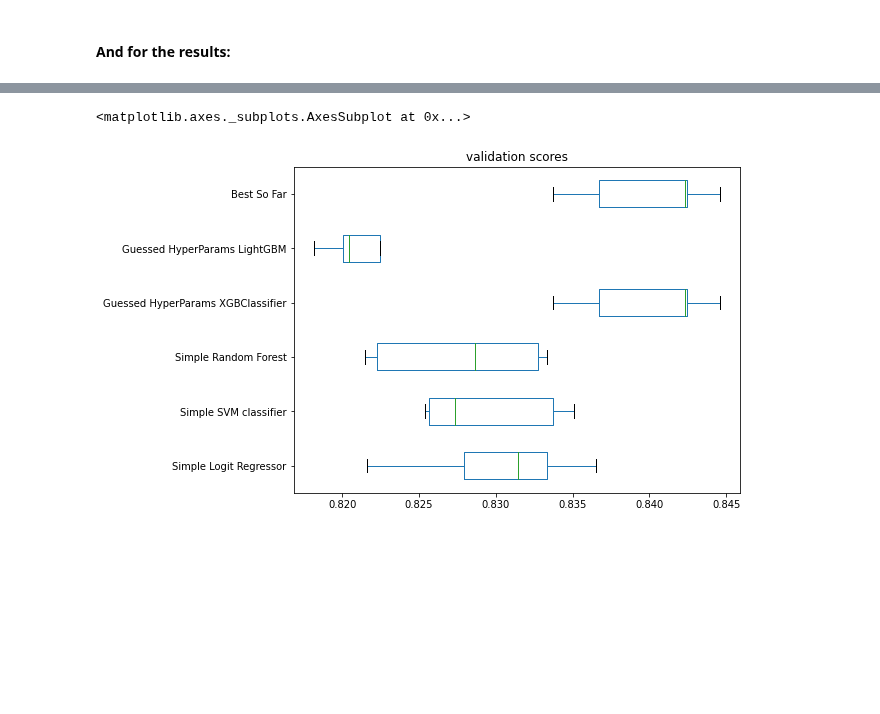
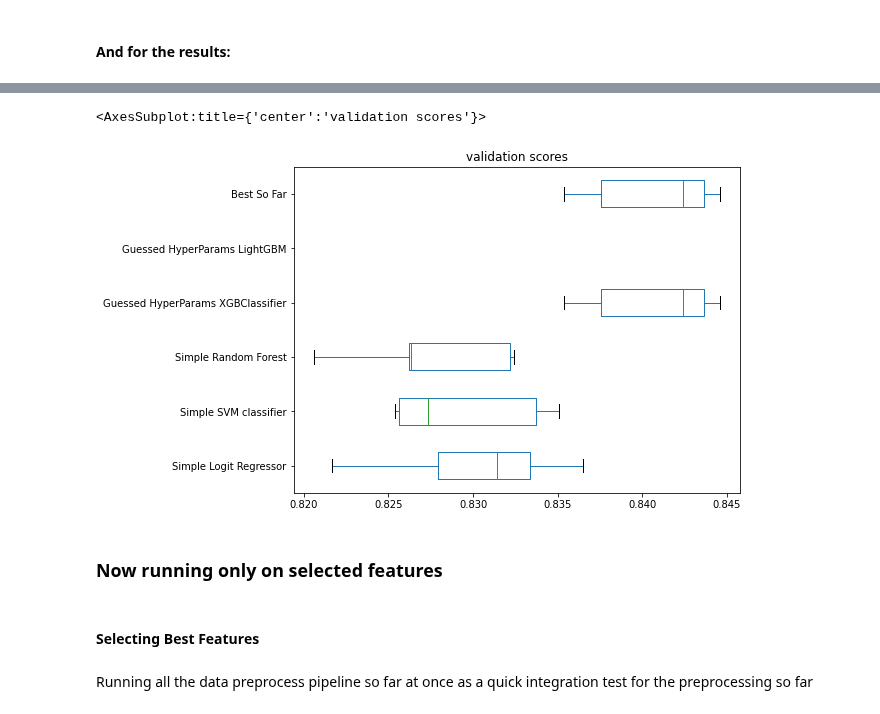
Before and after one commit to blackBagel/flu-shots, a Jupyter notebook: Flu_shot_forecast.ipynb, the cells around one changed output, grey strips where cells are left out. Cells and saved outputs as stored; diff of their text form; code cells hidden in the pictures; blank space fills up the shorter version.

Commit message:
Working version with bare bones models

```diff
--- a/Flu_shot_forecast.ipynb
+++ b/Flu_shot_forecast.ipynb
@@ -582,16 +500,12 @@ labels_train_for_clf = labels_train['h1n1_vaccine']
 # EARLY_STOP_EVAL_SET = df_val_for_clf
 SCORE_IMPROVEMENT_MARGIN = 0.01
 
-old_best_model_so_far = get_model_pipeline_and_info(file_name='best_model_so_far.pickle')
-best_model_so_far = dict(old_best_model_so_far)
-
 def is_model_fame_worthy(scores):
   global best_model_so_far
-  return scores.mean() >= (best_model_so_far['scores']['validation'].mean() + SCORE_IMPROVEMENT_MARGIN)
-
-dict_of_fame = {
-    old_best_model_so_far['name'] : old_best_model_so_far['scores']
-    }
+  if best_model_so_far:
+    return scores.mean() >= (best_model_so_far['scores']['validation'].mean() + SCORE_IMPROVEMENT_MARGIN)
+  else:
+    return True
 # %%
 def report_fit_time(fit_start, fit_end):
   # Calculate the current model's performance and time
@@ -685,0 +590,3 @@ model_pipes_to_evaluate[model_name] = (pipeline, dict(fit_params))
+# %%
+overall_train_cv_scoreboard = pd.DataFrame()
+overall_val_cv_scoreboard = pd.DataFrame()
@@ -745,7 +663,7 @@ def evaluate_model_pipelines(model_pipelines):
           }, # The cv scores of the model
           'time' : fit_time # Training time in seconds
           }
-      dict_of_fame[name] = scores
+      dict_of_fame[name] = best_model_so_far['scores']
 
   print()
   print('@@@@@@@@@@@@@@@@@@@@@@@@@@@@@@@@@@@@@@@@@@@@@@@@@@@@@@@@@@@@@@@@@@@@@@@')
@@ -794,3 +722,6 @@ Name: Guessed HyperParams XGBClassifier
+# %%
+overall_train_cv_scoreboard = pd.concat([overall_train_cv_scoreboard, train_cv_scoreboard])
+overall_val_cv_scoreboard = pd.concat([overall_val_cv_scoreboard, val_cv_scoreboard])
 # %%
 # best_model_so_far = {
 #           'name' : 'Guessed HyperParams XGBClassifier', # Name of the model
@@ -802,7 +733,7 @@ Name: Guessed HyperParams XGBClassifier
 #           'time' : best_model_so_far['time'] # Training time in seconds
 #           }
 # %%
-val_cv_scoreboard.plot(kind='box', title='validation scores', figsize = (8,6), vert=False)
+overall_val_cv_scoreboard.plot(kind='box', title='validation scores', figsize = (8,6), vert=False)
 # %% [output]
-<matplotlib.axes._subplots.AxesSubplot at 0x...>
+<AxesSubplot:title={'center':'validation scores'}>
-[figure, old version]
+[figure, new version]
@@ -808,0 +743,6 @@ val_cv_scoreboard.plot(kind='box', title='validation scores', figsize = (8,6), v
+# %% [markdown]
+### Now running only on selected features
+# %% [markdown]
+#### Selecting Best Features
+# %% [markdown]
+Running all the data preprocess pipeline so far at once as a quick integration test for the preprocessing so far
```
Also changed, not shown: parts of 65 cells of this notebook, 1 other file.
